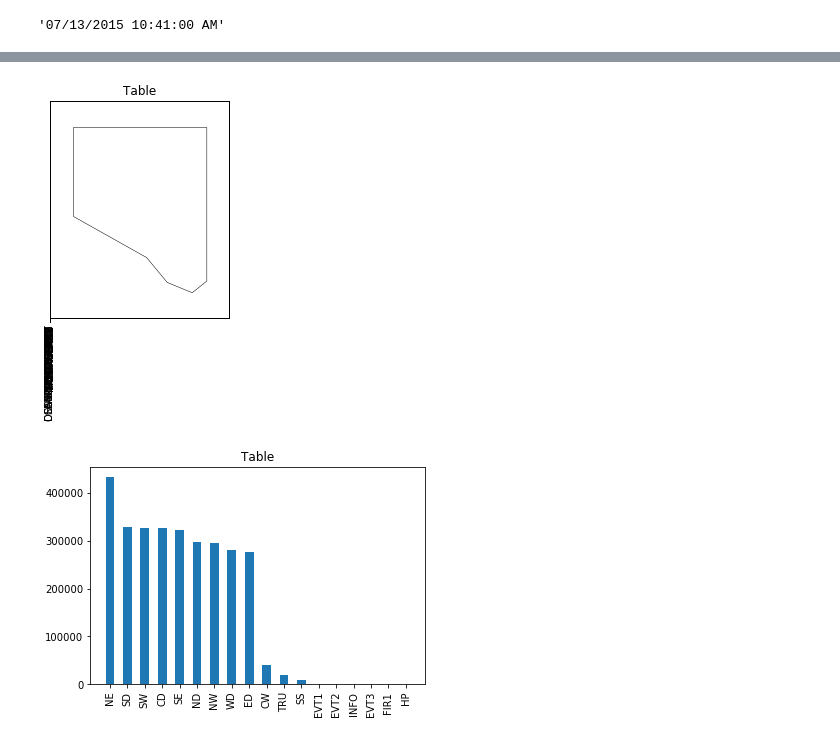
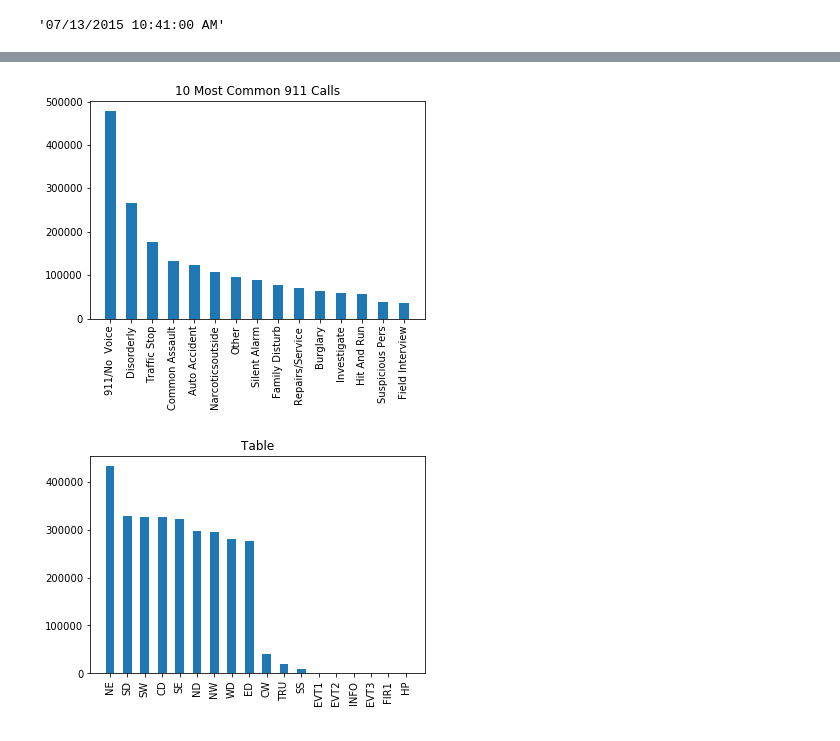
Before and after one commit to E-R-C/PoliceDataChallenge2017, a Jupyter notebook: DataChallenge.ipynb, the cells around one changed output, grey strips where cells are left out. Saved outputs shown, nothing was run; the diff lists cells and outputs as text; code cells hidden in the pictures.

```diff
--- a/DataChallenge.ipynb
+++ b/DataChallenge.ipynb
@@ -37,10 +37,18 @@ def getTimeFrame(df, start, end):
     return df[(df["dateTime"] >= start) & (df["dateTime"] <= end)]
 def makeDateTime(string):
     return datetime.datetime.strptime(string, "%m/%d/%Y")
+def outside(string):
+    if string == "narcoticsoutside":
+        return "narcotics outside"
+    return string
 # %%
 data["dateTime"] = data['callDateTime'].apply(lambda x: datetime.datetime.strptime(x, '%m/%d/%Y %I:%M:%S %p'))
 # %%
 data["dayOfWeek"] = data['callDateTime'].apply(getWeekday)
+# %%
+data["description"] = data['description'].apply(lambda x:x.lower())
+# %%
+data["description"] = data['description'].apply(outside)
 # %%
 getTimeFrame(data,  "4/28/2015", "4/29/2015")
 # %% [output]
@@ -81,18 +89,22 @@ def createHistogram(df, column, title="Table", alphabetical=False, sortByNum=Fal
         ys = []
         for item in xs:
             ys.append(counter[item])
+    xs = list(xs)
+    for i in range(len(xs)):
+        xs[i] = xs[i].title()
     indexes = np.arange(len(xs))
     width = 0.5
     plt.bar(indexes, ys, width)
     plt.xticks(indexes , xs, rotation="vertical")
     plt.title(title)
+    plt.savefig(title + ".png", bbox_inches='tight')
     plt.show()
 # %%
-df1 = getTimeFrame(data, "4/28/2015", "4/29/2015")
+# df1 = getTimeFrame(data, "4/28/201", "4/29/2015")
 # df2 = df1.loc[df1["priority"] == "High"]
-createHistogram(df1,"description", maxNum=15)
+createHistogram(data,"description",title = "10 Most Common 911 Calls", maxNum=15)
 # %% [output]
-[figure, old version]
+[figure, new version]
 # %%
 createHistogram(data, "district", sortByNum=True)
 # %% [output]
```
Also changed, not shown: parts of 9 cells of this notebook.
